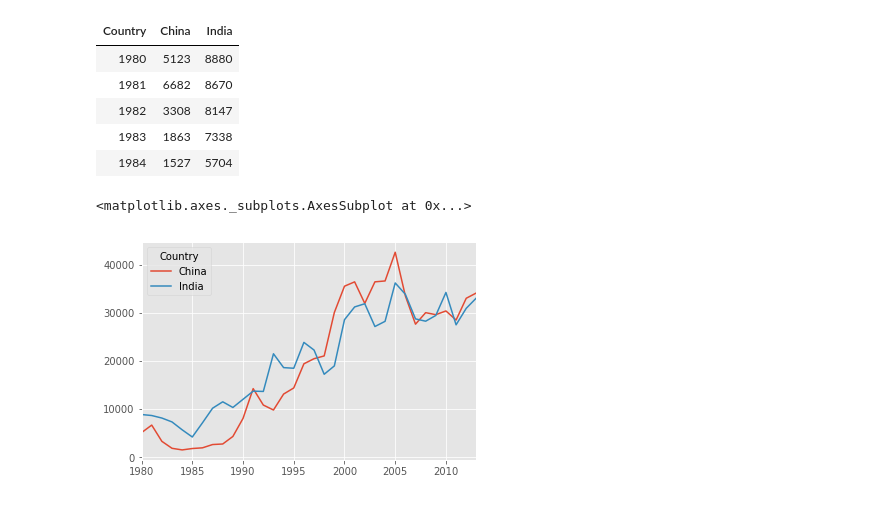
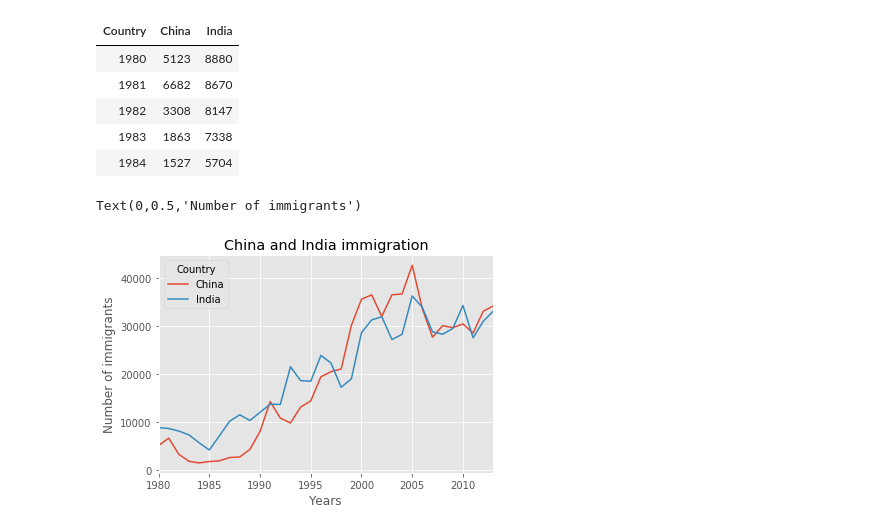
Before and after one commit to ghaffaru/immigration-data-analytics, a Jupyter notebook: analysis.ipynb, the cells around one changed output. Cells and saved outputs as stored; diff of their text form; code cells hidden in the pictures.

```diff
--- a/analysis.ipynb
+++ b/analysis.ipynb
@@ -334,8 +334,11 @@ chinaIndia.head()
 | 1982 | 3308 | 8147 |
 | 1983 | 1863 | 7338 |
 | 1984 | 1527 | 5704 |
-# %%
-chinaIndia.plot(kind='line')
-# %% [output]
-<matplotlib.axes._subplots.AxesSubplot at 0x...>
-[figure, removed]
+# %%
+chinaIndia.plot(kind='line')
+plt.title('China and India immigration')
+plt.xlabel('Years')
+plt.ylabel('Number of immigrants')
+# %% [output]
+Text(0,0.5,'Number of immigrants')
+[figure, added]
```
